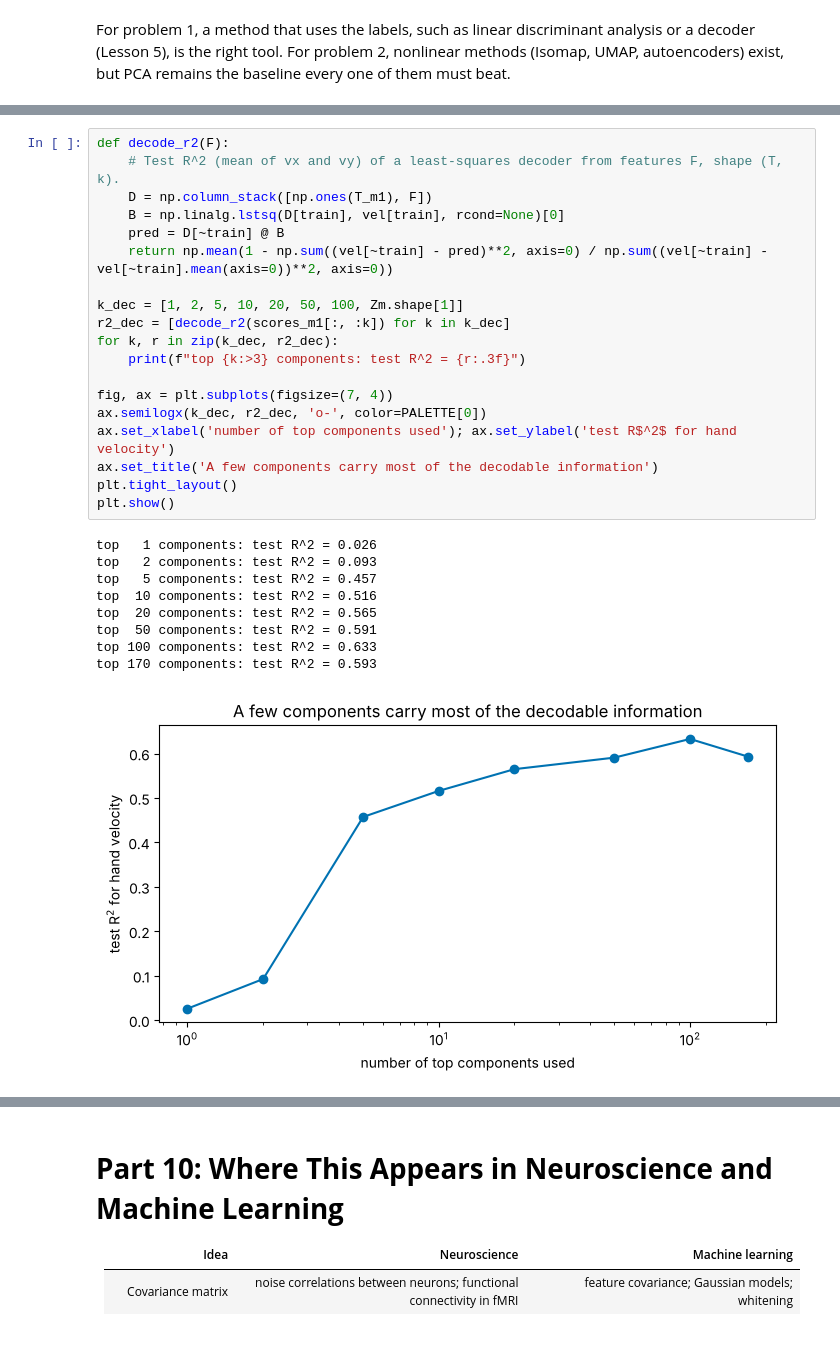
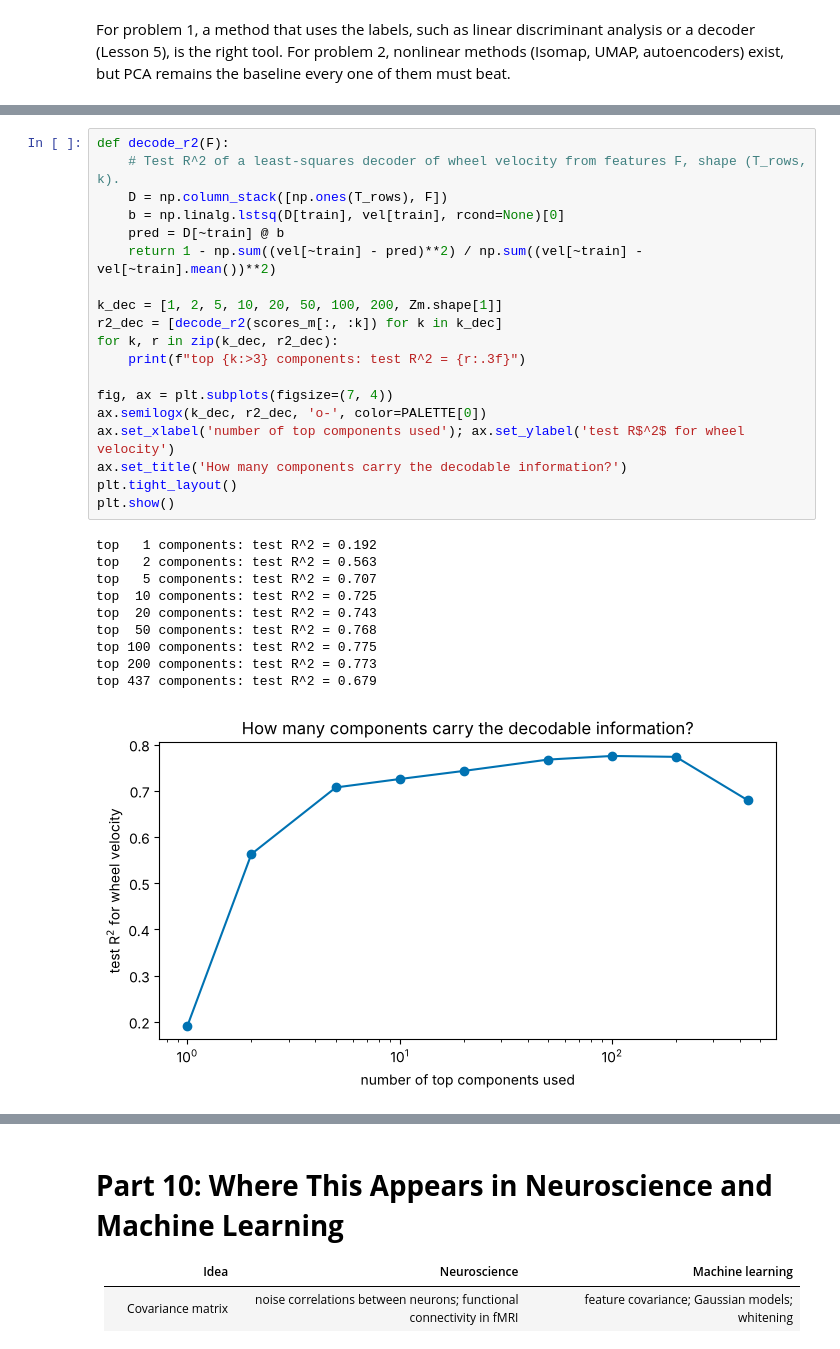
Before and after one commit to peter-adepoju/math-neuro-ml, a Jupyter notebook: week2/lesson7/Lesson7_Teaching_Notebook.ipynb, the cells around one changed output, grey strips where cells are left out. Drawn from its saved outputs; the diff is of its cells as text.

```diff
--- a/week2/lesson7/Lesson7_Teaching_Notebook.ipynb
+++ b/week2/lesson7/Lesson7_Teaching_Notebook.ipynb
@@ -712,30 +697,31 @@ Lesson 5 decoded hand velocity from all neurons by least squares. Here we decode
 # %%
 def decode_r2(F):
-    # Test R^2 (mean of vx and vy) of a least-squares decoder from features F, shape (T, k).
-    D = np.column_stack([np.ones(T_m1), F])
-    B = np.linalg.lstsq(D[train], vel[train], rcond=None)[0]
-    pred = D[~train] @ B
-    return np.mean(1 - np.sum((vel[~train] - pred)**2, axis=0) / np.sum((vel[~train] - vel[~train].mean(axis=0))**2, axis=0))
+    # Test R^2 of a least-squares decoder of wheel velocity from features F, shape (T_rows, k).
+    D = np.column_stack([np.ones(T_rows), F])
+    b = np.linalg.lstsq(D[train], vel[train], rcond=None)[0]
+    pred = D[~train] @ b
+    return 1 - np.sum((vel[~train] - pred)**2) / np.sum((vel[~train] - vel[~train].mean())**2)
 
-k_dec = [1, 2, 5, 10, 20, 50, 100, Zm.shape[1]]
-r2_dec = [decode_r2(scores_m1[:, :k]) for k in k_dec]
+k_dec = [1, 2, 5, 10, 20, 50, 100, 200, Zm.shape[1]]
+r2_dec = [decode_r2(scores_m[:, :k]) for k in k_dec]
 for k, r in zip(k_dec, r2_dec):
     print(f"top {k:>3} components: test R^2 = {r:.3f}")
 
 fig, ax = plt.subplots(figsize=(7, 4))
 ax.semilogx(k_dec, r2_dec, 'o-', color=PALETTE[0])
-ax.set_xlabel('number of top components used'); ax.set_ylabel('test R$^2$ for hand velocity')
-ax.set_title('A few components carry most of the decodable information')
+ax.set_xlabel('number of top components used'); ax.set_ylabel('test R$^2$ for wheel velocity')
+ax.set_title('How many components carry the decodable information?')
 plt.tight_layout()
 plt.show()
 # %% [output]
-top   1 components: test R^2 = 0.026
-top   2 components: test R^2 = 0.093
-top   5 components: test R^2 = 0.457
-top  10 components: test R^2 = 0.516
-top  20 components: test R^2 = 0.565
-top  50 components: test R^2 = 0.591
-top 100 components: test R^2 = 0.633
-top 170 components: test R^2 = 0.593
+top   1 components: test R^2 = 0.192
+top   2 components: test R^2 = 0.563
+top   5 components: test R^2 = 0.707
+top  10 components: test R^2 = 0.725
+top  20 components: test R^2 = 0.743
+top  50 components: test R^2 = 0.768
+top 100 components: test R^2 = 0.775
+top 200 components: test R^2 = 0.773
+top 437 components: test R^2 = 0.679
-[figure, old version]
+[figure, new version]
 # %% [markdown]
```
Also changed, not shown: parts of 9 cells of this notebook, 1 other file.
